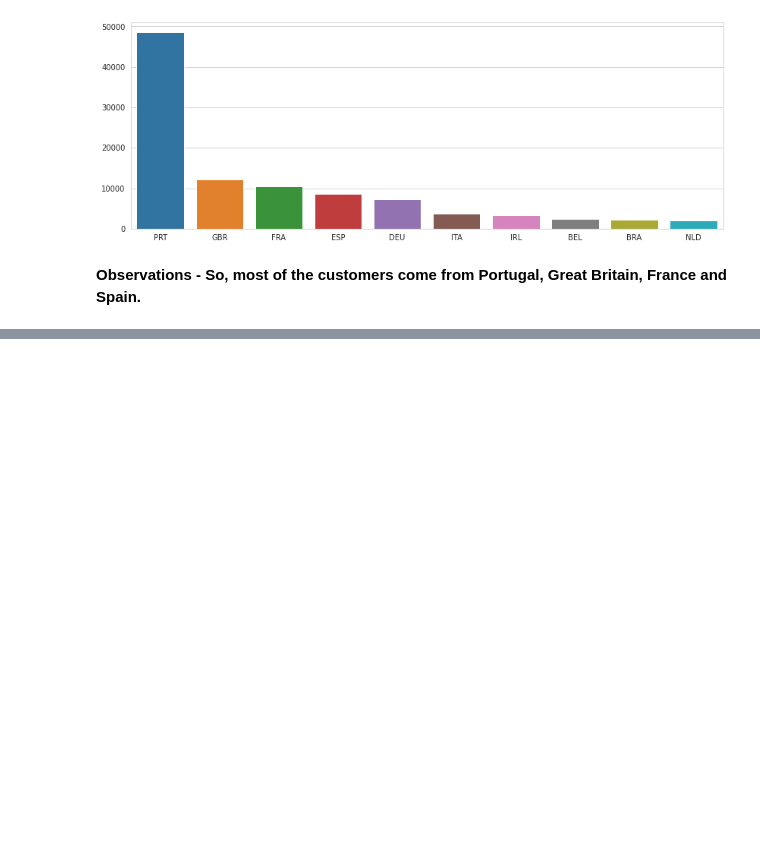
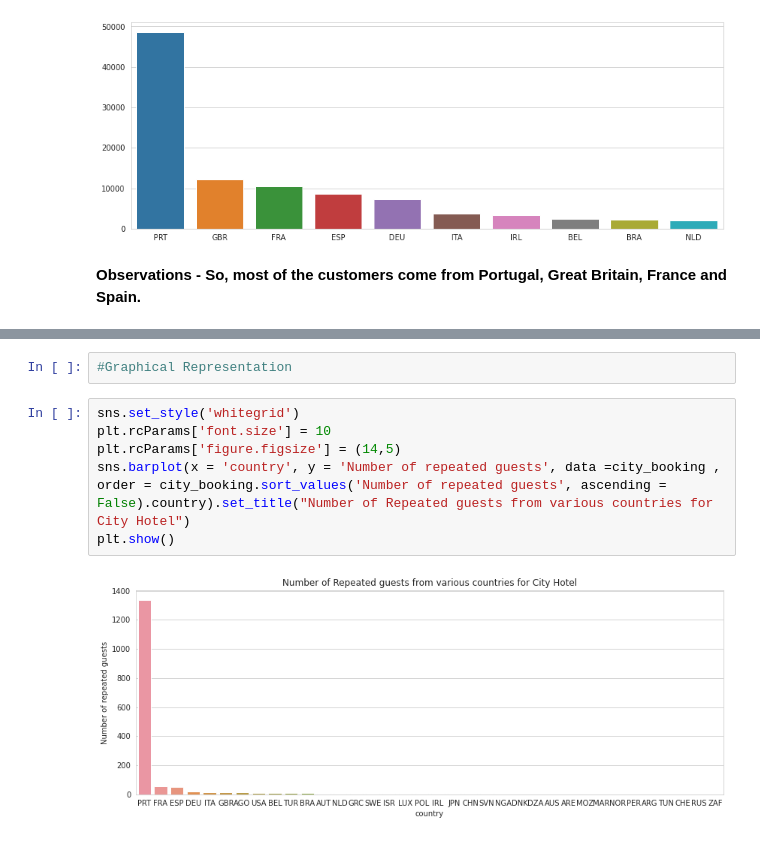
Before and after one commit to 1991Ab/Capstone-Project-1-Hotel-Booking-Analysis, a Jupyter notebook: Hotel_Booking_Analysis_EDA_Team_notebook.ipynb, the cells around one changed output, grey strips where cells are left out. Drawn from its saved outputs; the diff is of its cells as text; blank space fills up the shorter version.

```diff
--- a/Hotel_Booking_Analysis_EDA_Team_notebook.ipynb
+++ b/Hotel_Booking_Analysis_EDA_Team_notebook.ipynb
@@ -362,0 +422,10 @@ plt.show()
+# %%
+#Graphical Representation
+# %%
+sns.set_style('whitegrid')
+plt.rcParams['font.size'] = 10
+plt.rcParams['figure.figsize'] = (14,5)
+sns.barplot(x = 'country', y = 'Number of repeated guests', data =city_booking , order = city_booking.sort_values('Number of repeated guests', ascending = False).country).set_title("Number of Repeated guests from various countries for City Hotel")
+plt.show()
+# %% [output]
+[figure, added]
```
Also changed, not shown: parts of 21 cells of this notebook.
